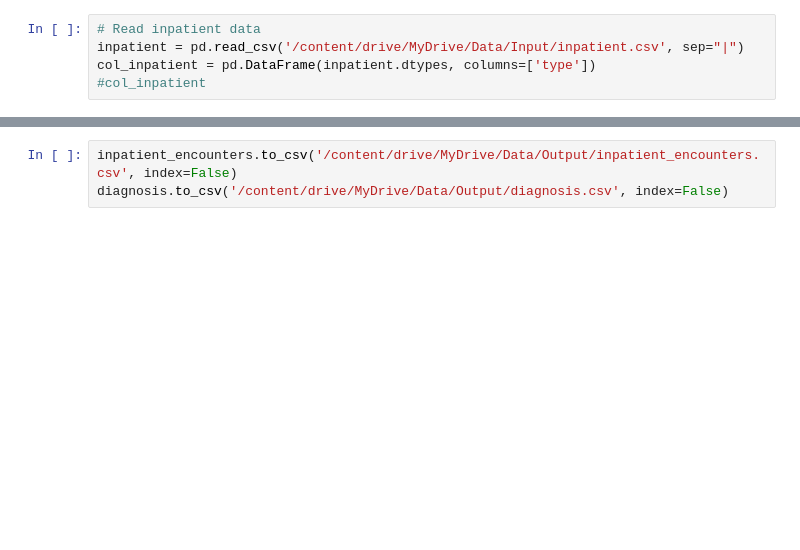
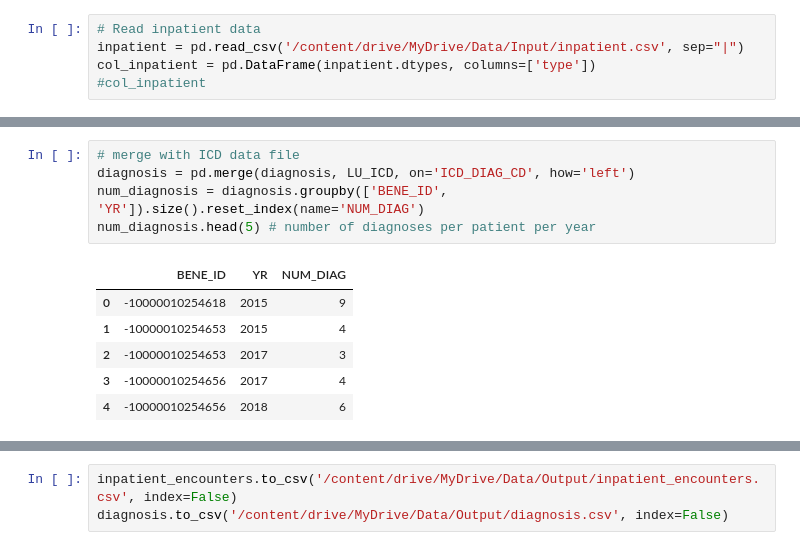
Before and after one commit to benabijah/EHR, a Jupyter notebook: inpatient_data_preprocessing.ipynb, the cells around one changed output, grey strips where cells are left out. Saved outputs shown, nothing was run; the diff lists cells and outputs as text; blank space fills up the shorter version.

```diff
--- a/inpatient_data_preprocessing.ipynb
+++ b/inpatient_data_preprocessing.ipynb
@@ -86,3 +92,15 @@ num_diagnosis = diagnosis.groupby(['BENE_ID', 'YR']).size().reset_index(name='NU
+# %%
+# merge with ICD data file
+diagnosis = pd.merge(diagnosis, LU_ICD, on='ICD_DIAG_CD', how='left')
+num_diagnosis = diagnosis.groupby(['BENE_ID', 'YR']).size().reset_index(name='NUM_DIAG')
+num_diagnosis.head(5) # number of diagnoses per patient per year
+# %% [output]
+|  | BENE_ID | YR | NUM_DIAG |
+| 0 | -10000010254618 | 2015 | 9 |
+| 1 | -10000010254653 | 2015 | 4 |
+| 2 | -10000010254653 | 2017 | 3 |
+| 3 | -10000010254656 | 2017 | 4 |
+| 4 | -10000010254656 | 2018 | 6 |
 # %%
 inpatient_encounters = inpatient[['BENE_ID', 'CLM_ID', 'CLM_FROM_DT', 'CLM_THRU_DT', 'YR', 'LOS',
                                   'DRG', 'PRNCPAL_DGNS_CD', 'PTNT_DSCHRG_STUS_CD',
```
Also changed, not shown: parts of 8 cells of this notebook.
